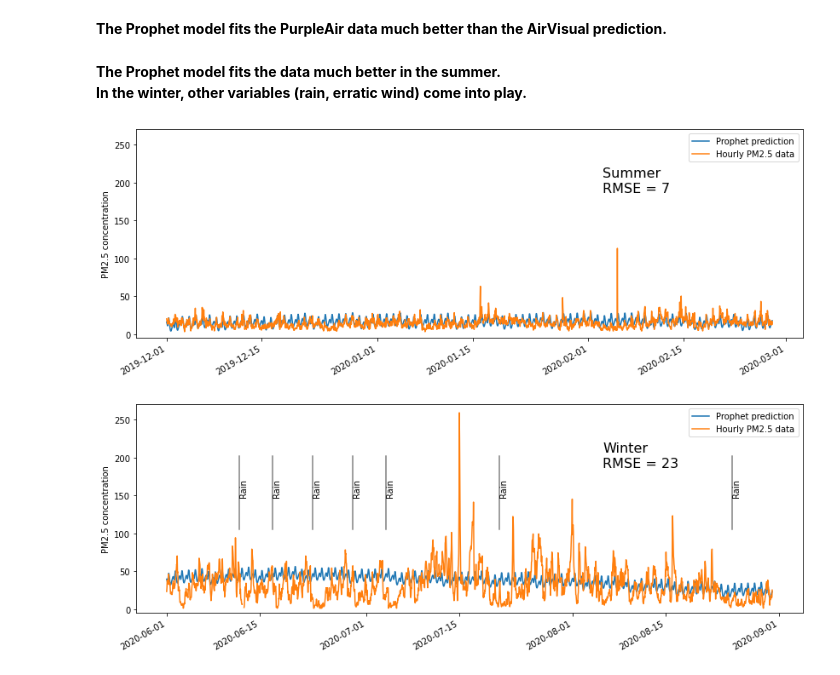
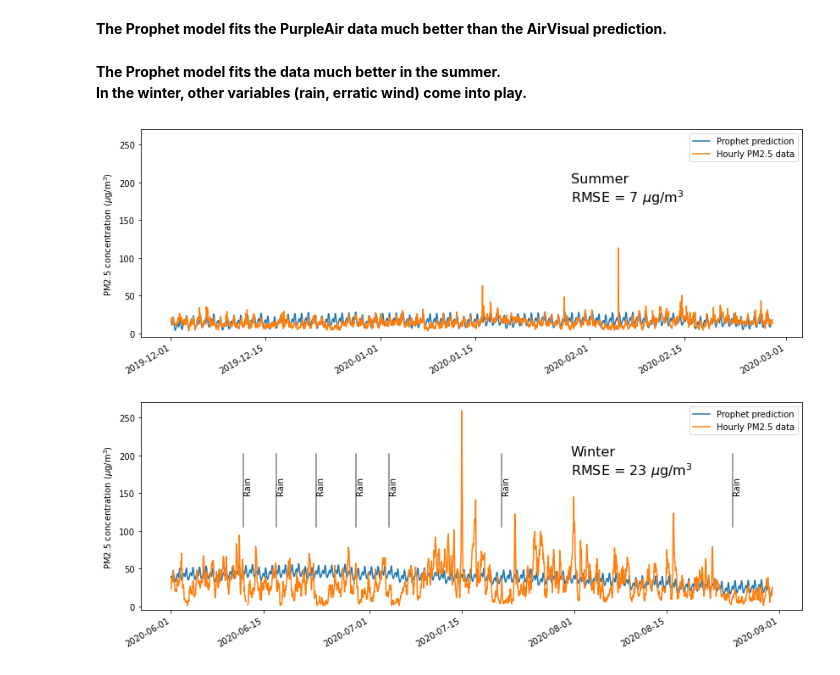
Before and after one commit to chathull/smogcasting, a Jupyter notebook: smogcasting.ipynb, the cells around one changed output. Drawn from its saved outputs; the diff is of its cells as text; code cells hidden in the pictures.

```diff
--- a/smogcasting.ipynb
+++ b/smogcasting.ipynb
@@ -349,38 +338,38 @@ display(Markdown('**The Prophet model fits the PurpleAir data much better than t
 # %%
 for i,dates in enumerate( [['2019-12-1','2020-2-28'],['2020-6-1','2020-8-31']] ) :
     t_min = dates[0]
     t_max = dates[1]
     # From model
     dates_model = forecast['ds'][(forecast['ds'] > t_min) & (forecast['ds'] <= t_max)]
     values_model = forecast['yhat'][(forecast['ds'] > t_min) & (forecast['ds'] <= t_max)]
     # Actual data
     values = df_tot['pm2.5'][(df_tot.index > t_min) & (df_tot.index <= t_max)]
 
     # Plot comparison
     fig, ax = plt.subplots(figsize=(14, 5))
-    ax.set_ylabel('PM2.5 concentration')
+    ax.set_ylabel('PM2.5 concentration ($\mu$g/m$^3$)')
     ax.set_ylim(-5,270)
     ax.plot(dates_model,values_model, '-', label='Prophet prediction')
     ax.plot(values, '-', label='Hourly PM2.5 data')
     fig.autofmt_xdate()
     ax.legend()
 
     # Calculate RMSE of values vs. model
     error = rmse(values, values_model)
 
     if i==0 :
-        plt.annotate('Summer\nRMSE = {0}'.format(round(error)), xy=(0.7, 0.7), xycoords='axes fraction', fontsize=16)
+        plt.annotate('Summer\nRMSE = {0} $\mu$g/m$^3$'.format(round(error)), xy=(0.65, 0.65), xycoords='axes fraction', fontsize=16)
     elif i==1 :
-        plt.annotate('Winter\nRMSE = {0}'.format(round(error)), xy=(0.7, 0.7), xycoords='axes fraction', fontsize=16)
+        plt.annotate('Winter\nRMSE = {0} $\mu$g/m$^3$'.format(round(error)), xy=(0.65, 0.65), xycoords='axes fraction', fontsize=16)
         for date in [dt.datetime(2020, 6, 12), dt.datetime(2020, 6, 17), dt.datetime(2020, 6, 23), dt.datetime(2020, 6, 29), dt.datetime(2020, 7, 4), dt.datetime(2020, 7, 21), dt.datetime(2020, 8, 25)] :
             plt.axvline(date, ymin=0.4, ymax=0.75, color='gray')
             plt.annotate('Rain', xy=(date,150), rotation=90)
 
 display(Markdown('**The Prophet model fits the data much better in the summer.<br>In the winter, other variables (rain, erratic wind) come into play.**'))
 # %% [output]
 **The Prophet model fits the data much better in the summer.<br>In the winter, other variables (rain, erratic wind) come into play.**
-[figure, old version]
+[figure, new version]
-[figure, old version]
+[figure, new version]
 # %%
 # TO DO:
 # Remove the annual, weekly, and daily signals and search for anomalies (can I pull out the BBQs from the downstairs neighbors?)
```
Also changed, not shown: parts of 8 cells of this notebook.
